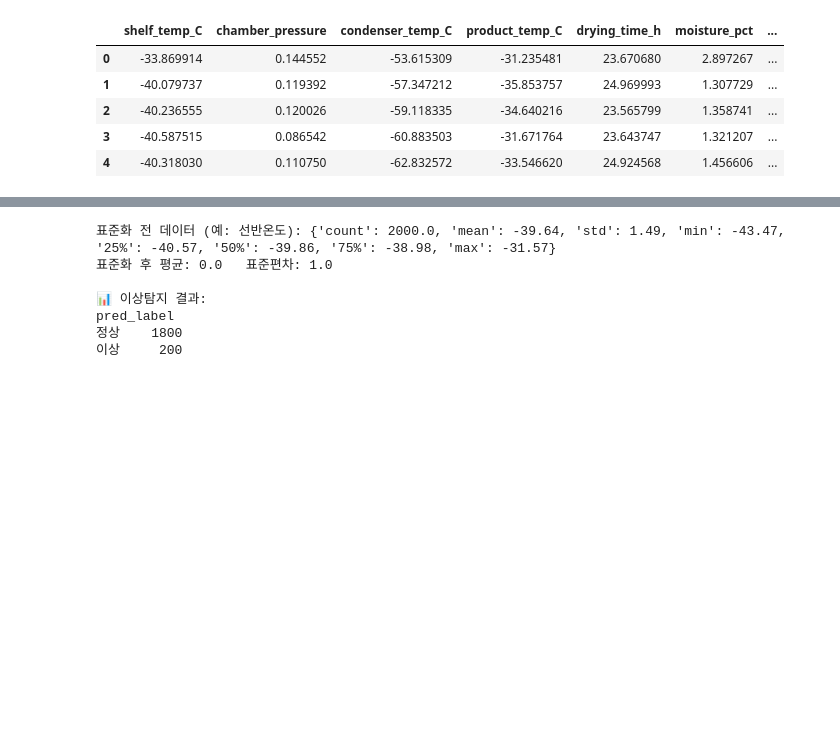
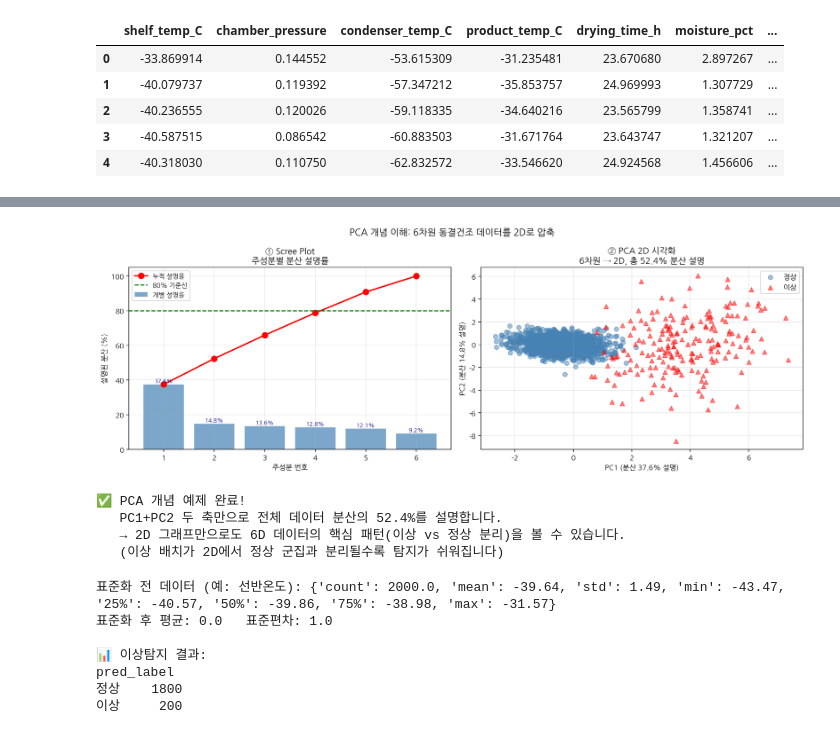
Before and after one commit to StillWork/6GMP, a Jupyter notebook: GMP_AI_예제4_이상탐지.ipynb, the cells around one changed output, grey strips where cells are left out. Saved outputs shown, nothing was run; the diff lists cells and outputs as text; code cells hidden in the pictures; blank space fills up the shorter version.

```diff
--- a/GMP_AI_예제4_이상탐지.ipynb
+++ b/GMP_AI_예제4_이상탐지.ipynb
@@ -297,3 +218,71 @@ print(f"   (이상 배치가 2D에서 정상 군집과 분리될수록 탐지가
+# %%
+# ─────────────────────────────────────────────────────
+# 4-A. PCA 개념 예제: 6차원 → 2D 시각화 원리 이해
+# ─────────────────────────────────────────────────────
+from sklearn.decomposition import PCA
+from sklearn.preprocessing import StandardScaler # Added: Import StandardScaler
+
+# ── 입력 데이터 준비 ──
+feature_cols = ['shelf_temp_C', 'chamber_pressure', 'condenser_temp_C',
+                'product_temp_C', 'drying_time_h', 'moisture_pct']
+X = df_lyoph[feature_cols]   # 6개 파라미터만 선택 (라벨 제외)
+
+# ── 표준 스케일링 ──
+# 각 파라미터의 단위가 달라서 그대로 쓰면 비교가 어렵습니다
+# StandardScaler: 각 변수의 평균=0, 표준편차=1로 변환
+scaler = StandardScaler()
+X_scaled = scaler.fit_transform(X)    # fit: 평균/표준편차 계산, transform: 변환 적용
+
+# ① 6개 주성분 전체로 분석: 각 주성분이 분산을 얼마나 설명하는가?
+pca_full = PCA(n_components=6)
+pca_full.fit(X_scaled)
+
+fig, axes = plt.subplots(1, 2, figsize=(14, 5))
+fig.suptitle('PCA 개념 이해: 6차원 동결건조 데이터를 2D로 압축', fontsize=13, fontweight='bold')
+
+# 그래프 ①: Scree Plot — 주성분별 설명 분산 비율
+ax = axes[0]
+exp_var = pca_full.explained_variance_ratio_ * 100
+cum_var = np.cumsum(exp_var)
+ax.bar(range(1, 7), exp_var, color='steelblue', alpha=0.7, label='개별 설명률')
+ax.plot(range(1, 7), cum_var, 'ro-', lw=2, ms=8, label='누적 설명률')
+ax.axhline(80, color='green', ls='--', lw=1.5, label='80% 기준선')
+ax.set_xlabel('주성분 번호'); ax.set_ylabel('설명된 분산 (%)')
+ax.set_title('① Scree Plot\n주성분별 분산 설명률')
+ax.legend(fontsize=9); ax.grid(True, alpha=0.3)
+for i, (v, c) in enumerate(zip(exp_var, cum_var)):
+    ax.text(i+1, v+1, f'{v:.1f}%', ha='center', fontsize=8, color='navy')
+
+# 그래프 ②: PCA 2D 결과 — 정상 vs 이상 군집 확인
+ax = axes[1]
+pca_2d = PCA(n_components=2)
+X_2d_pca = pca_2d.fit_transform(X_scaled)
+
+for label, color, marker in [('정상','steelblue','o'),('이상','red','^')]:
+    mask = df_lyoph['true_label'] == label
+    ax.scatter(X_2d_pca[mask, 0], X_2d_pca[mask, 1],
+               c=color, label=label, alpha=0.5, s=40, marker=marker)
+
+v1 = pca_2d.explained_variance_ratio_[0]*100
+v2 = pca_2d.explained_variance_ratio_[1]*100
+ax.set_xlabel(f'PC1 (분산 {v1:.1f}% 설명)')
+ax.set_ylabel(f'PC2 (분산 {v2:.1f}% 설명)')
+ax.set_title(f'② PCA 2D 시각화\n6차원 → 2D, 총 {v1+v2:.1f}% 분산 설명')
+ax.legend(); ax.grid(True, alpha=0.3)
+
+plt.tight_layout()
+plt.show()
+
+print(f"✅ PCA 개념 예제 완료!")
+print(f"   PC1+PC2 두 축만으로 전체 데이터 분산의 {v1+v2:.1f}%를 설명합니다.")
+print(f"   → 2D 그래프만으로도 6D 데이터의 핵심 패턴(이상 vs 정상 분리)을 볼 수 있습니다.")
+print(f"   (이상 배치가 2D에서 정상 군집과 분리될수록 탐지가 쉬워집니다)")
+# %% [output]
+[figure, added]
+✅ PCA 개념 예제 완료!
+   PC1+PC2 두 축만으로 전체 데이터 분산의 52.4%를 설명합니다.
+   → 2D 그래프만으로도 6D 데이터의 핵심 패턴(이상 vs 정상 분리)을 볼 수 있습니다.
+   (이상 배치가 2D에서 정상 군집과 분리될수록 탐지가 쉬워집니다)
 # %%
 # ─────────────────────────────────────────────────────
 # 4-2. 데이터 표준화 및 Isolation Forest 모델 학습
```
Also changed, not shown: parts of 16 cells of this notebook.
